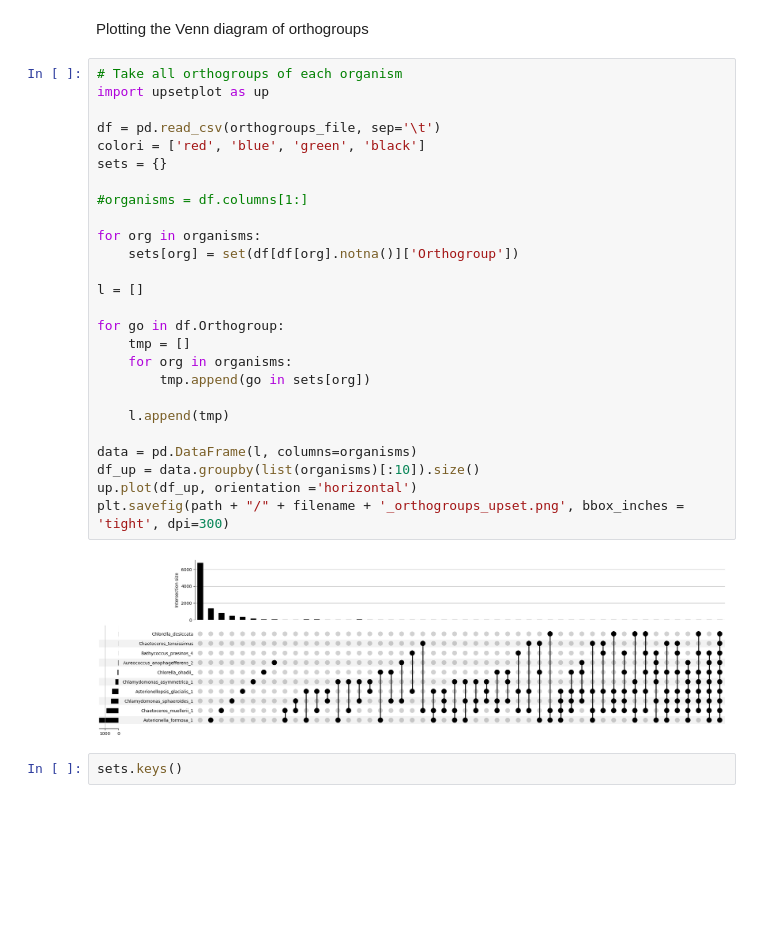
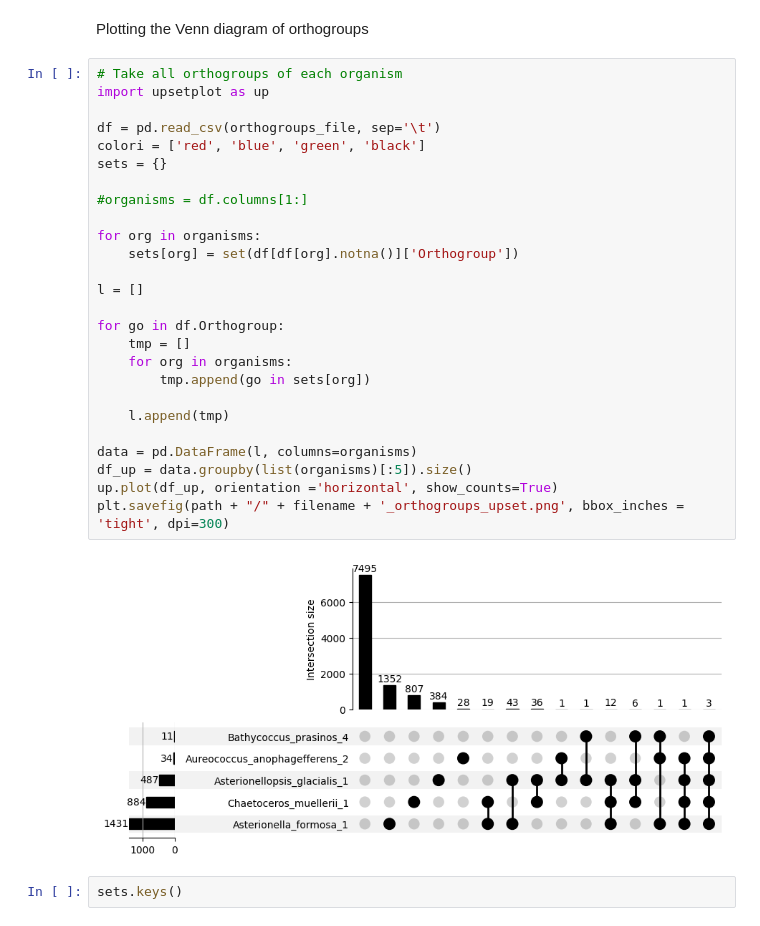
Before and after one commit to lorenzo-arcioni/BioSwiftAnalytics, a Jupyter notebook: notebooks/Orthofinder-results-plot.ipynb, the cells around one changed output. Cells and saved outputs as stored; diff of their text form; blank space fills up the shorter version.

```diff
--- a/notebooks/Orthofinder-results-plot.ipynb
+++ b/notebooks/Orthofinder-results-plot.ipynb
@@ -41,31 +41,31 @@ Plotting the Venn diagram of orthogroups
 # %%
 # Take all orthogroups of each organism
 import upsetplot as up
 
 df = pd.read_csv(orthogroups_file, sep='\t')
 colori = ['red', 'blue', 'green', 'black']
 sets = {}
 
 #organisms = df.columns[1:]
 
 for org in organisms:
     sets[org] = set(df[df[org].notna()]['Orthogroup'])
 
 l = []
 
 for go in df.Orthogroup:
     tmp = []
     for org in organisms:
         tmp.append(go in sets[org])
 
     l.append(tmp)
 
 data = pd.DataFrame(l, columns=organisms)
-df_up = data.groupby(list(organisms)[:10]).size()
-up.plot(df_up, orientation ='horizontal')
+df_up = data.groupby(list(organisms)[:5]).size()
+up.plot(df_up, orientation ='horizontal', show_counts=True)
 plt.savefig(path + "/" + filename + '_orthogroups_upset.png', bbox_inches = 'tight', dpi=300)
 # %% [output]
-[figure, old version]
+[figure, new version]
 # %%
 sets.keys()
 # %% [output]
```
Also changed, not shown: 9 other files.
